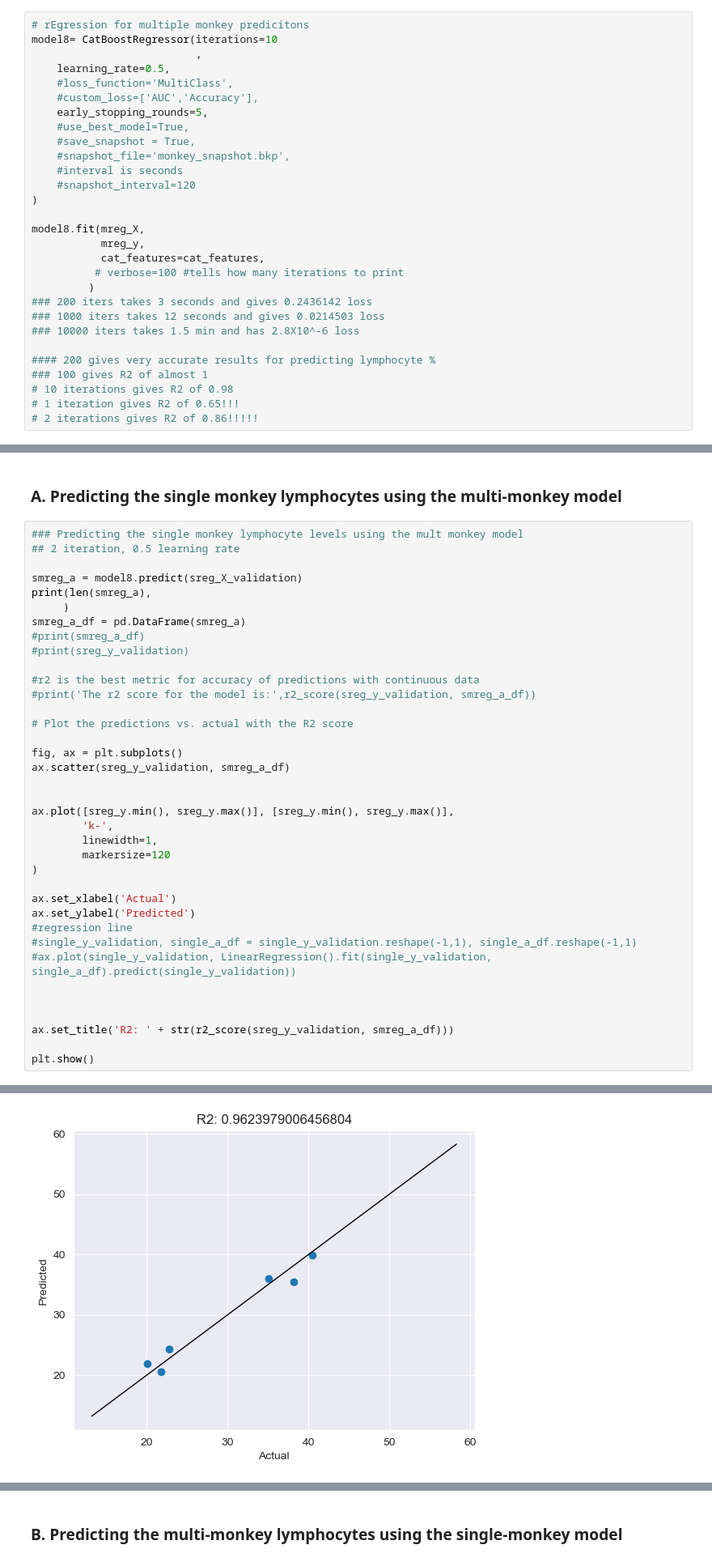
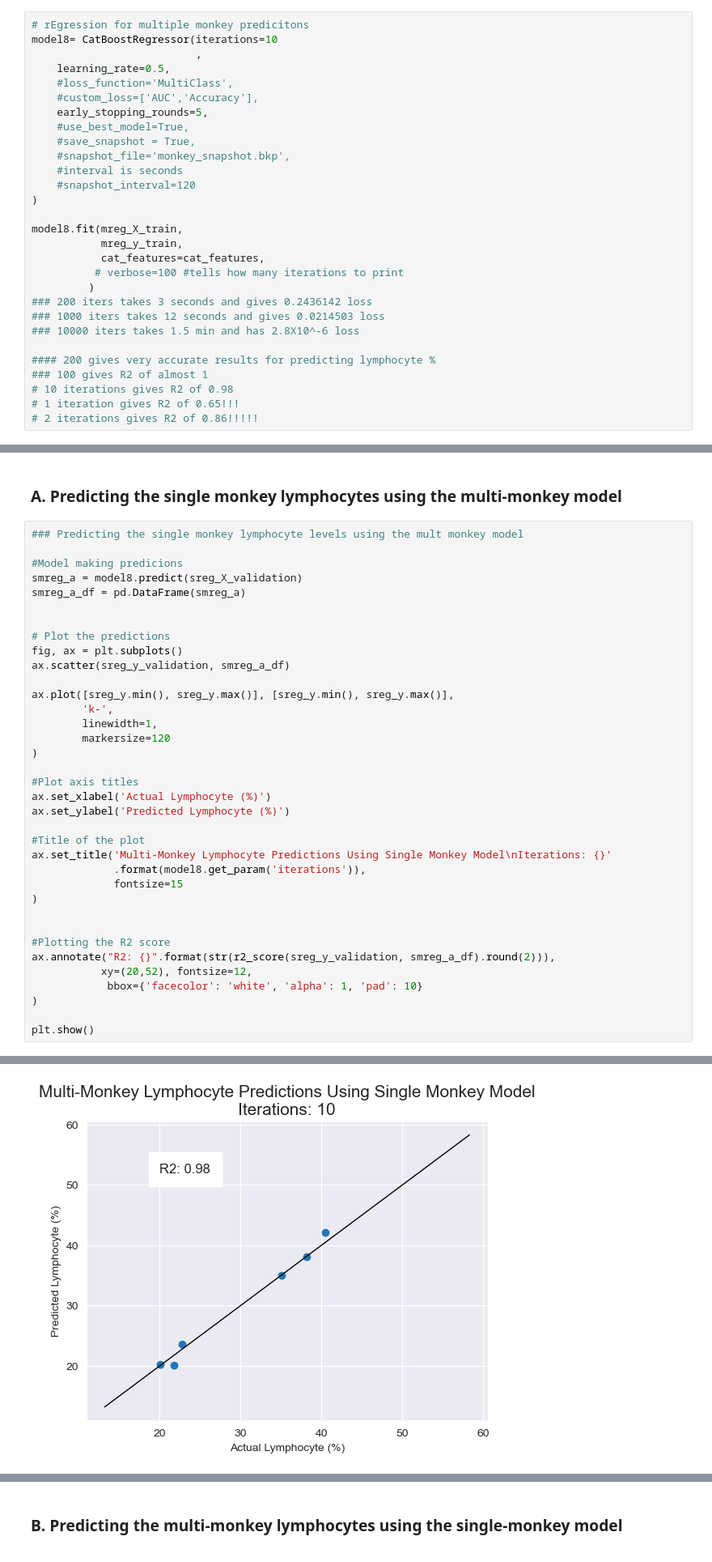
Before and after one commit to aidan-lew/monkey_health, a Jupyter notebook: B_monkeys_predictions.ipynb, the cells around one changed output, grey strips where cells are left out. Shown at 81% size. Cells and saved outputs as stored; diff of their text form.

```diff
--- a/B_monkeys_predictions.ipynb
+++ b/B_monkeys_predictions.ipynb
@@ -471,8 +475,8 @@ model8= CatBoostRegressor(iterations=10
     #snapshot_interval=120
 )
 
-model8.fit(mreg_X,
-           mreg_y,
+model8.fit(mreg_X_train,
+           mreg_y_train,
            cat_features=cat_features,
           # verbose=100 #tells how many iterations to print
          )
@@ -602,23 +606,15 @@ Note: see if there is a way to streamline this process - pipelines?
 ### A. Predicting the single monkey lymphocytes using the multi-monkey model
 # %%
 ### Predicting the single monkey lymphocyte levels using the mult monkey model
-## 2 iteration, 0.5 learning rate
 
+#Model making predicions
 smreg_a = model8.predict(sreg_X_validation)
-print(len(smreg_a),
-     )
 smreg_a_df = pd.DataFrame(smreg_a)
-#print(smreg_a_df)
-#print(sreg_y_validation)
 
-#r2 is the best metric for accuracy of predictions with continuous data
-#print('The r2 score for the model is:',r2_score(sreg_y_validation, smreg_a_df))
 
-# Plot the predictions vs. actual with the R2 score
-
+# Plot the predictions
 fig, ax = plt.subplots()
 ax.scatter(sreg_y_validation, smreg_a_df)
-
 
 ax.plot([sreg_y.min(), sreg_y.max()], [sreg_y.min(), sreg_y.max()],
         'k-',
@@ -626,15 +622,22 @@ ax.plot([sreg_y.min(), sreg_y.max()], [sreg_y.min(), sreg_y.max()],
         markersize=120
 )
 
-ax.set_xlabel('Actual')
-ax.set_ylabel('Predicted')
-#regression line
-#single_y_validation, single_a_df = single_y_validation.reshape(-1,1), single_a_df.reshape(-1,1)
-#ax.plot(single_y_validation, LinearRegression().fit(single_y_validation, single_a_df).predict(single_y_validation))
+#Plot axis titles
+ax.set_xlabel('Actual Lymphocyte (%)')
+ax.set_ylabel('Predicted Lymphocyte (%)')
+
+#Title of the plot
+ax.set_title('Multi-Monkey Lymphocyte Predictions Using Single Monkey Model\nIterations: {}'
+             .format(model8.get_param('iterations')),
+             fontsize=15
+)
 
 
-
-ax.set_title('R2: ' + str(r2_score(sreg_y_validation, smreg_a_df)))
+#Plotting the R2 score
+ax.annotate("R2: {}".format(str(r2_score(sreg_y_validation, smreg_a_df).round(2))),
+           xy=(20,52), fontsize=12,
+            bbox={'facecolor': 'white', 'alpha': 1, 'pad': 10}
+)
 
 plt.show()
 # %% [output]
@@ -643 +645 @@ iteritems is deprecated and will be removed in a future version. Use .items inst
-[figure, old version]
+[figure, new version]
```
Also changed, not shown: parts of 45 cells of this notebook, 2 other files.
